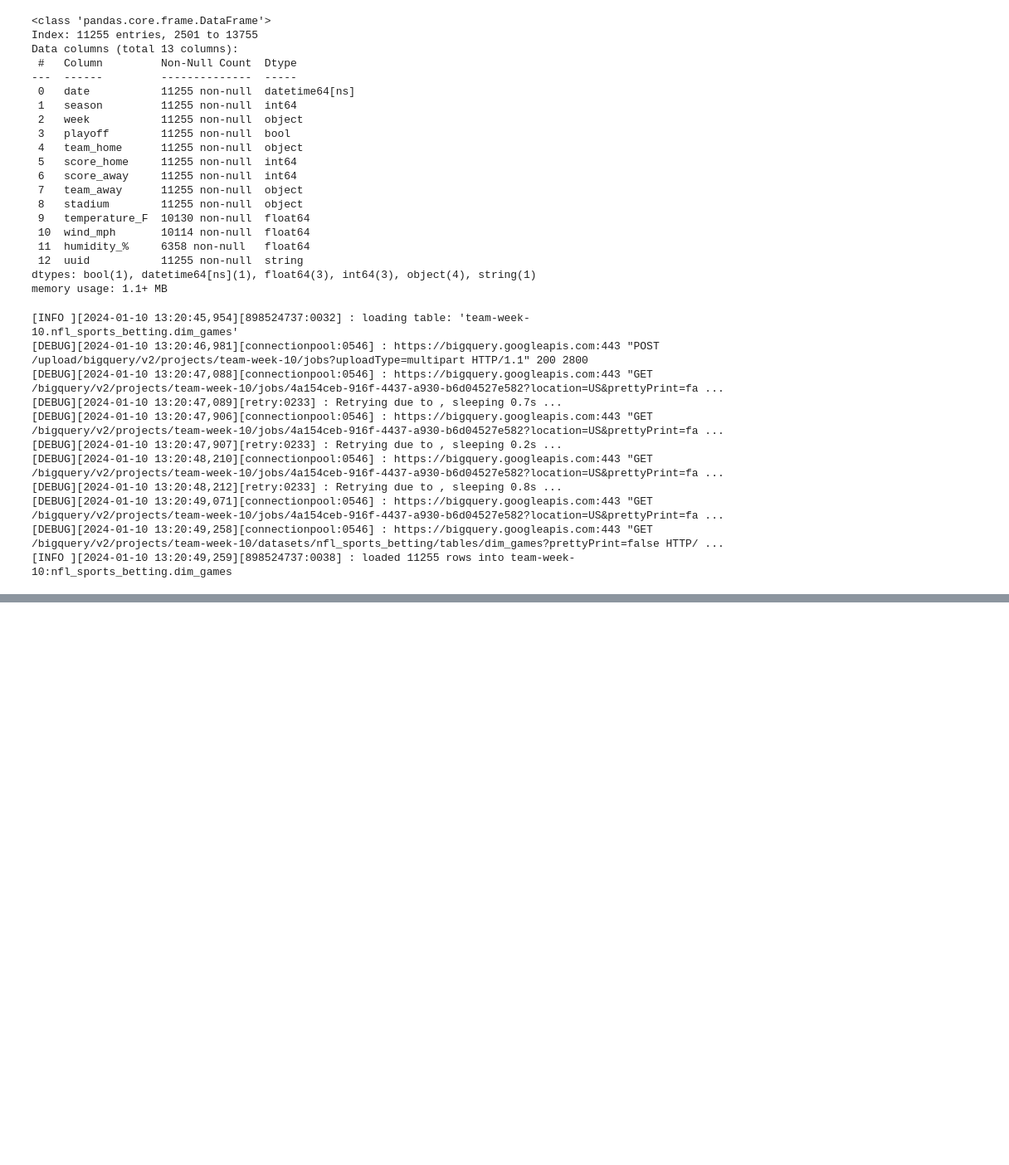
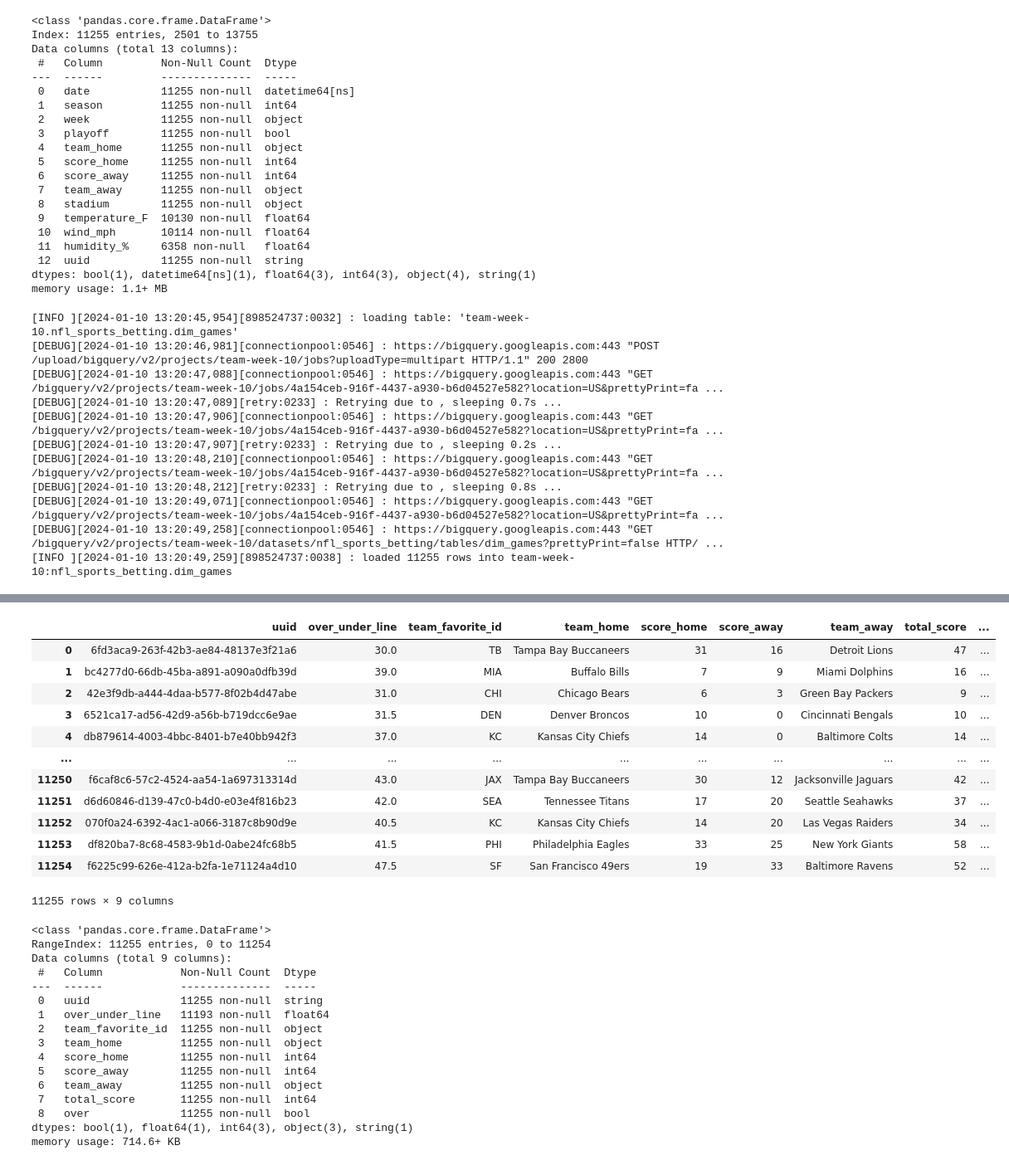
Before and after one commit to nbanks062523/CodeReview_week10, a Jupyter notebook: data_pipline.ipynb, the cells around one changed output, grey strips where cells are left out. Shown at 83% size. Cells and saved outputs as stored; diff of their text form; code cells hidden in the pictures; blank space fills up the shorter version.

Commit message:
over_under_table loaded

```diff
--- a/data_pipline.ipynb
+++ b/data_pipline.ipynb
@@ -243 +246,13 @@ Listing datasets:
 dataset id: `nfl_sports_betting`, full_name: `team-week-10:nfl_sports_betting`, labels (tags): {}
+# %%
+df = df[df["schedule_season"] > 1978]
+df.dropna(subset=["score_home", "score_away"], inplace=True)
+
+over_under_df = df[["uuid", "over_under_line", "team_favorite_id", "team_home", "score_home", "score_away", "team_away"]]
+# display(over_under_df.head(3))
+
+def total_score(df):
+    for _ in range(len(df.index)):
+        df["total_score"] = df["score_home"] + df["score_away"]
+    return df
+total_score(over_under_df)
@@ -243,0 +278,43 @@ dataset id: `nfl_sports_betting`, full_name: `team-week-10:nfl_sports_betting`,
+# %%
+over_under_df = over_under_df.astype({"score_home": int, "score_away": int, "over_under_line": float, "total_score": int}, errors="ignore")
+
+over_under_df["over_under_line"] = pd.to_numeric(over_under_df["over_under_line"], errors="coerce")
+
+for _ in range(len(over_under_df.index)):
+    over_under_df["over"] = over_under_df["total_score"] > over_under_df["over_under_line"]
+        # over_under_df["total_score"] == over_under_df["over_under_line"]
+
+over_under_df = over_under_df.reset_index(drop=True)
+
+display(over_under_df)
+over_under_df.info()
+# %% [output]
+|  | uuid | over_under_line | team_favorite_id | team_home | score_home | score_away | team_away | total_score | ... |
+| 0 | 6fd3aca9-263f-42b3-ae84-48137e3f21a6 | 30.0 | TB | Tampa Bay Buccaneers | 31 | 16 | Detroit Lions | 47 | ... |
+| 1 | bc4277d0-66db-45ba-a891-a090a0dfb39d | 39.0 | MIA | Buffalo Bills | 7 | 9 | Miami Dolphins | 16 | ... |
+| 2 | 42e3f9db-a444-4daa-b577-8f02b4d47abe | 31.0 | CHI | Chicago Bears | 6 | 3 | Green Bay Packers | 9 | ... |
+| 3 | 6521ca17-ad56-42d9-a56b-b719dcc6e9ae | 31.5 | DEN | Denver Broncos | 10 | 0 | Cincinnati Bengals | 10 | ... |
+| 4 | db879614-4003-4bbc-8401-b7e40bb942f3 | 37.0 | KC | Kansas City Chiefs | 14 | 0 | Baltimore Colts | 14 | ... |
+| ... | ... | ... | ... | ... | ... | ... | ... | ... | ... |
+| 11250 | f6caf8c6-57c2-4524-aa54-1a697313314d | 43.0 | JAX | Tampa Bay Buccaneers | 30 | 12 | Jacksonville Jaguars | 42 | ... |
+| 11251 | d6d60846-d139-47c0-b4d0-e03e4f816b23 | 42.0 | SEA | Tennessee Titans | 17 | 20 | Seattle Seahawks | 37 | ... |
+| 11252 | 070f0a24-6392-4ac1-a066-3187c8b90d9e | 40.5 | KC | Kansas City Chiefs | 14 | 20 | Las Vegas Raiders | 34 | ... |
+| 11253 | df820ba7-8c68-4583-9b1d-0abe24fc68b5 | 41.5 | PHI | Philadelphia Eagles | 33 | 25 | New York Giants | 58 | ... |
+| 11254 | f6225c99-626e-412a-b2fa-1e71124a4d10 | 47.5 | SF | San Francisco 49ers | 19 | 33 | Baltimore Ravens | 52 | ... |
+11255 rows × 9 columns
+<class 'pandas.core.frame.DataFrame'>
+RangeIndex: 11255 entries, 0 to 11254
+Data columns (total 9 columns):
+ #   Column            Non-Null Count  Dtype
+---  ------            --------------  -----
+ 0   uuid              11255 non-null  string
+ 1   over_under_line   11193 non-null  float64
+ 2   team_favorite_id  11255 non-null  object
+ 3   team_home         11255 non-null  object
+ 4   score_home        11255 non-null  int64
+ 5   score_away        11255 non-null  int64
+ 6   team_away         11255 non-null  object
+ 7   total_score       11255 non-null  int64
+ 8   over              11255 non-null  bool
+dtypes: bool(1), float64(1), int64(3), object(3), string(1)
+memory usage: 714.6+ KB
```
Also changed, not shown: parts of 5 cells of this notebook.
